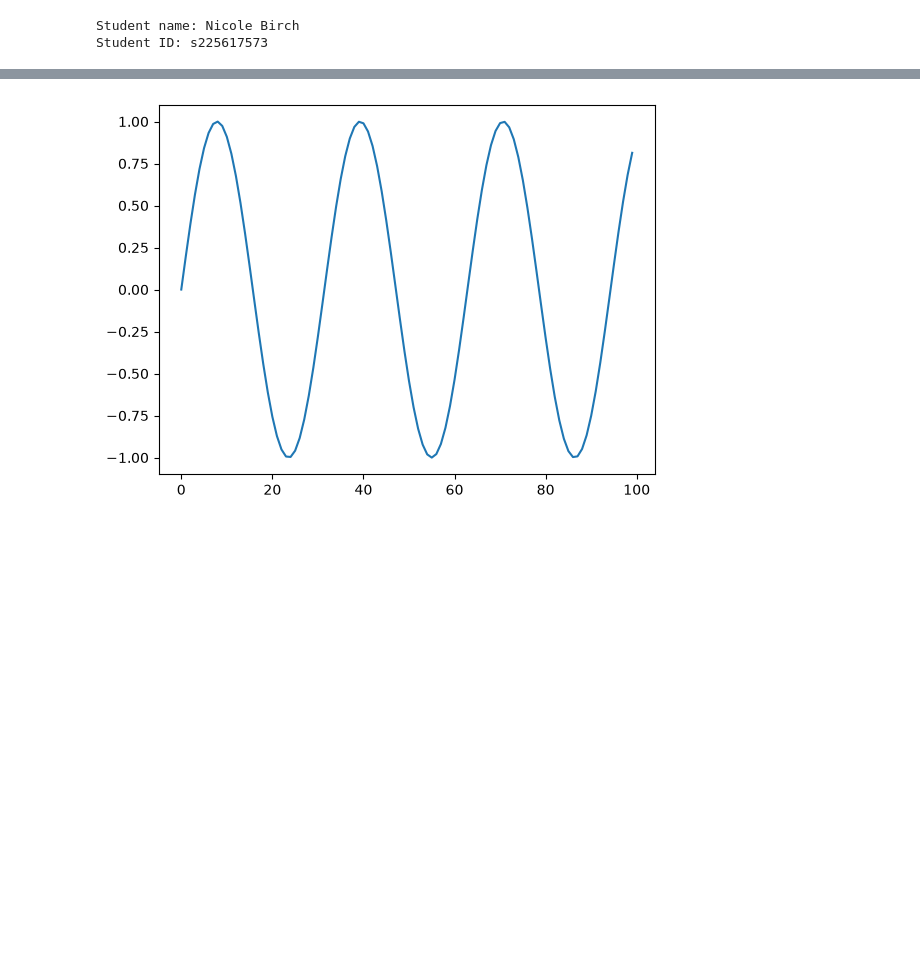
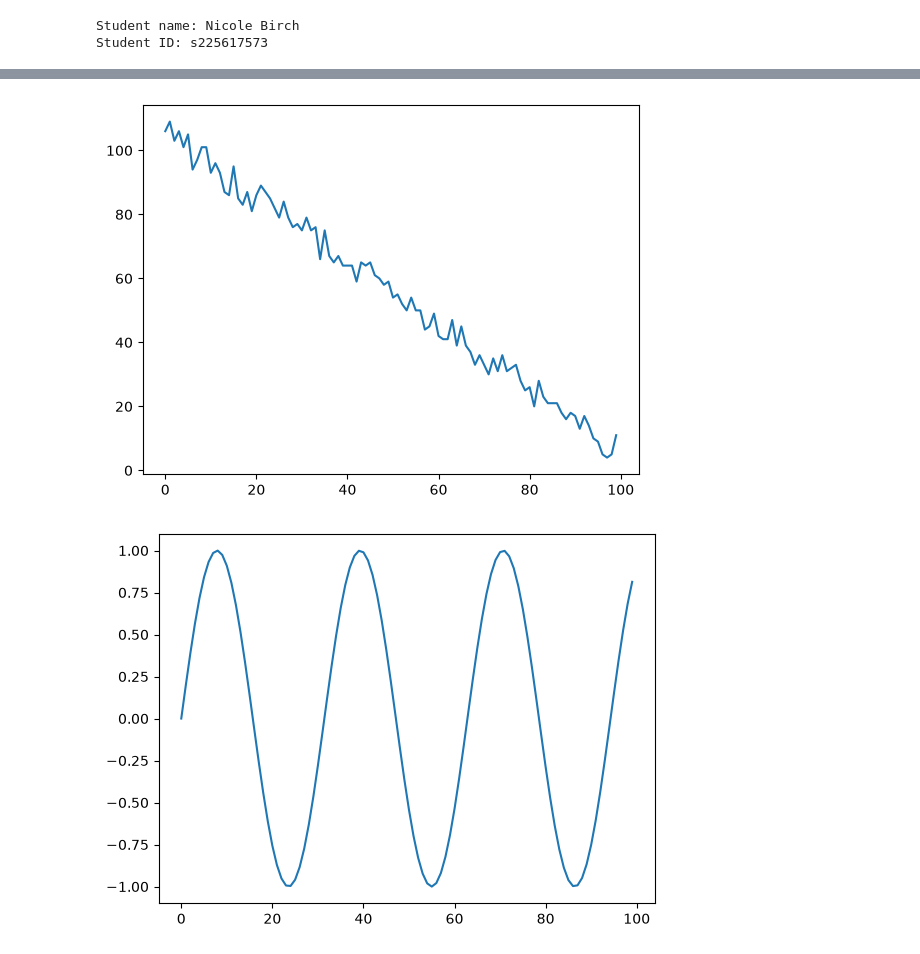
Before and after one commit to nerkl0/SIT225, a Jupyter notebook: 1P/week2_notebook.ipynb, the cells around one changed output, grey strips where cells are left out. Cells and saved outputs as stored; diff of their text form; code cells hidden in the pictures; blank space fills up the shorter version.

Commit message:
Added missing activity 2

```diff
--- a/1P/week2_notebook.ipynb
+++ b/1P/week2_notebook.ipynb
@@ -56,8 +56,15 @@ plt.show()
 # %%
-#
-# Activity 2: Create data so that the plot draws a
-# descending line (y_values decrease at any rate).
-#
+# Activity 2: Create data so that the plot draws a descending line (y_values decrease at any rate).
+y_values_descend = []
+
+for i in range(n_values):
+    y_values_descend.append((n_values - i) + random.randint(0, 10))
+
+x_values = range(n_values)
+plt.plot(x_values, y_values_descend)
+plt.show()
+# %% [output]
+[figure, added]
 # %%
 # Activity 3: Create data so that the plot draws a wave. You can consider using Python's math libarary, which has a sin function (detail https://www.w3schools.com/python/ref_math_sin.asp)
 import math
```
Also changed, not shown: parts of 4 cells of this notebook.
